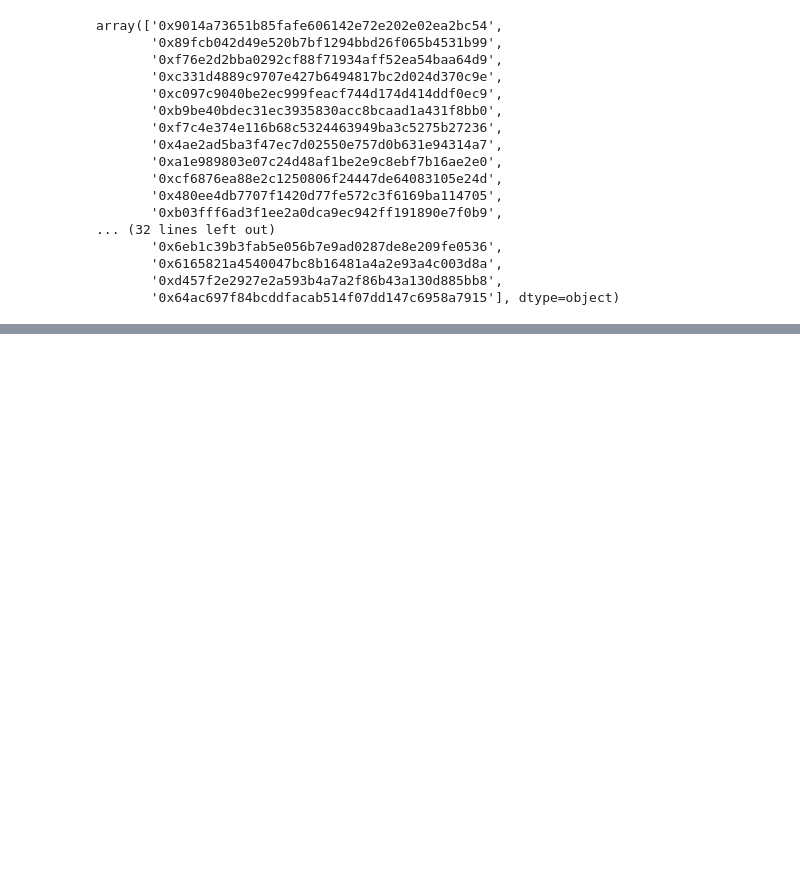
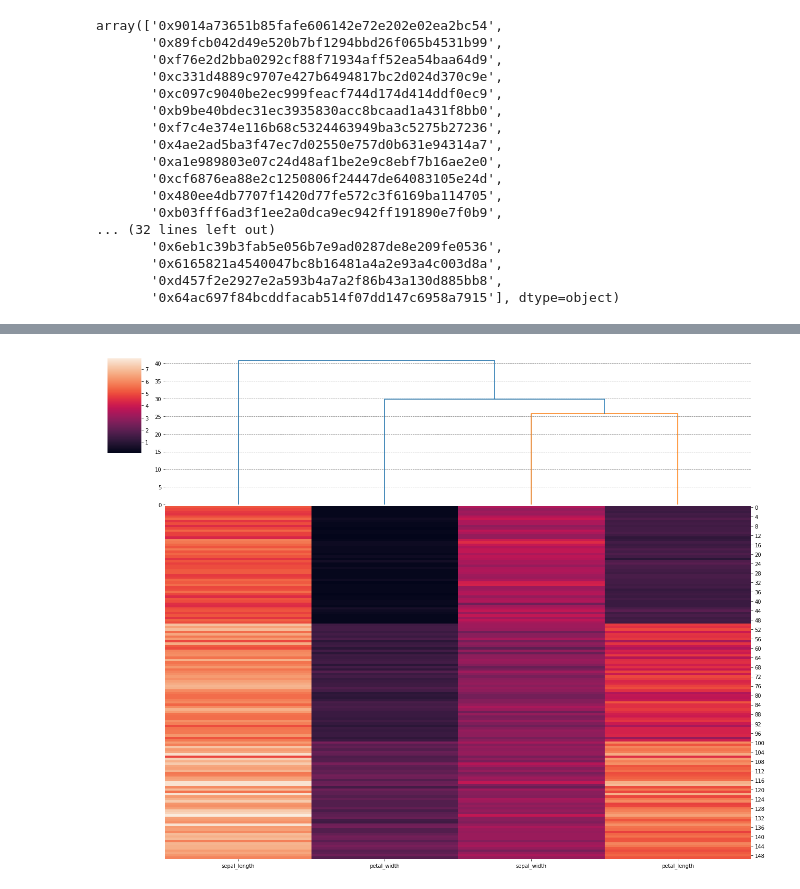
Before and after one commit to kkpsiren/streamlit_anchorhack_flipside, a Jupyter notebook: Untitled.ipynb, the cells around one changed output, grey strips where cells are left out. Cells and saved outputs as stored; diff of their text form; code cells hidden in the pictures; blank space fills up the shorter version.

```diff
--- a/Untitled.ipynb
+++ b/Untitled.ipynb
@@ -297,0 +334,20 @@ df_images.dropna(subset=['TOKEN_METADATA_URI'])
+# %%
+import matplotlib.pyplot as plt
+from matplotlib.ticker import ScalarFormatter, MaxNLocator
+import seaborn as sns
+from scipy.cluster import hierarchy
+
+iris = sns.load_dataset("iris")
+species = iris.pop("species")
+g = sns.clustermap(iris, row_cluster=False, figsize=(18, 14), dendrogram_ratio=(.1, .3))
+den = hierarchy.dendrogram(g.dendrogram_col.linkage, labels=iris.columns,
+                           color_threshold=27, distance_sort=True, ax=g.ax_col_dendrogram)
+g.ax_col_dendrogram.axis('on')
+# sns.despine(ax=g.ax_col_dendrogram, left=False, right=True, top=True, bottom=True)
+g.ax_col_dendrogram.yaxis.set_major_locator(MaxNLocator())
+g.ax_col_dendrogram.yaxis.set_major_formatter(ScalarFormatter())
+g.ax_col_dendrogram.grid(axis='y', ls='--', color='grey')
+# g.ax_col_dendrogram.yaxis.tick_right()
+plt.show()
+# %% [output]
+[figure, added]
```
Also changed, not shown: parts of 5 cells of this notebook, 1 other file.
